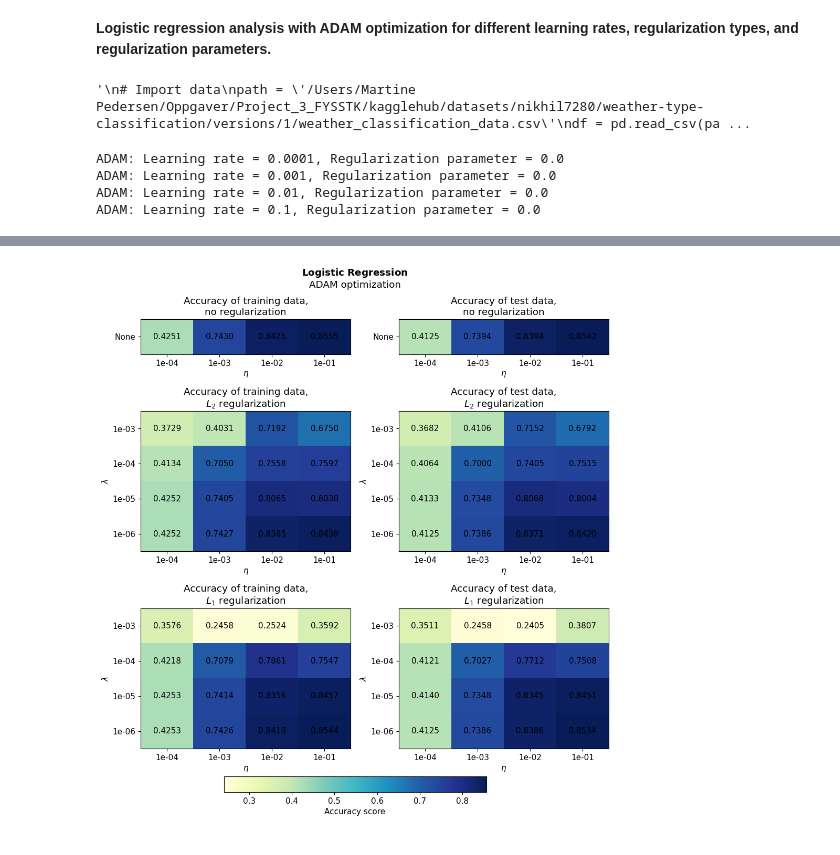
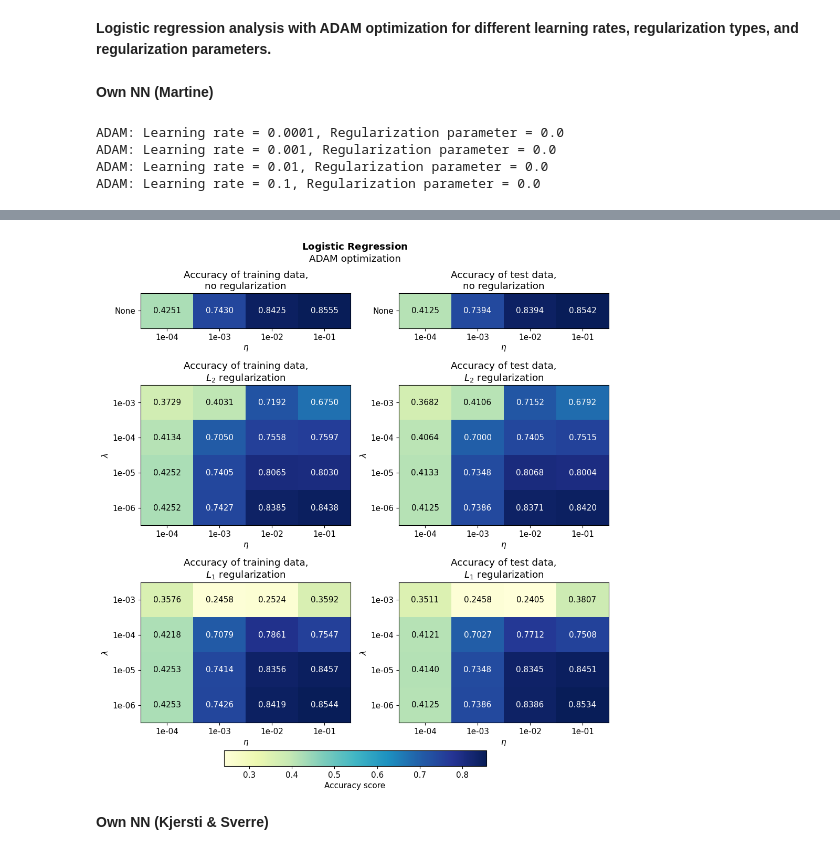
Before and after one commit to kjes4pres/Project_3_FYSSTK, a Jupyter notebook: Code/main/LogisticRegression.ipynb, the cells around one changed output, grey strips where cells are left out. Saved outputs shown, nothing was run; the diff lists cells and outputs as text; code cells hidden in the pictures.

```diff
--- a/Code/main/LogisticRegression.ipynb
+++ b/Code/main/LogisticRegression.ipynb
@@ -27,44 +32,6 @@ from sklearn.preprocessing import LabelEncoder
 # %%
 np.random.seed(2018)
 seed = 2018
-# %%
-"""
-# Import data
-path = '/Users/Martine Pedersen/Oppgaver/Project_3_FYSSTK/kagglehub/datasets/nikhil7280/weather-type-classification/versions/1/weather_classification_data.csv'
-df = pd.read_csv(path)
-
-# Define targets and features
-y = df["Weather Type"].copy()
-X = df.drop(columns=["Weather Type"]).copy()
-
-# Label-encode categorical features (NOT one-hot)
-categorical_cols = ["Cloud Cover", "Season", "Location"]
-encoders = {}
-
-for col in categorical_cols:
-    enc = LabelEncoder()
-    X[col] = enc.fit_transform(X[col])
-    encoders[col] = enc   # store in case you need to encode future data
-
-# Encode target labels
-target_encoder = LabelEncoder()
-y = target_encoder.fit_transform(y)
-
-# One-hot target labels
-y_onehot = np.eye(len(target_encoder.classes_))[y]
-
-# Convert to numpy arrays
-X = X.astype(float).values   # shape (n_samples, 10)
-y = np.array(y)
-
-print("X shape:", X.shape)
-print("y shape:", y.shape)
-print("First X row:", X[0])
-print("Feature names:", list(df.drop(columns=['Weather Type']).columns))
-print("Target classes:", target_encoder.classes_)
-"""
-# %% [output]
-'\n# Import data\npath = \'/Users/Martine Pedersen/Oppgaver/Project_3_FYSSTK/kagglehub/datasets/nikhil7280/weather-type-classification/versions/1/weather_classification_data.csv\'\ndf = pd.read_csv(pa ...
 # %%
 path = '/Users/Martine Pedersen/Oppgaver/Project_3_FYSSTK/kagglehub/datasets/nikhil7280/weather-type-classification/versions/1/weather_classification_data.csv'
 data = pd.read_csv(path)
@@ -89,6 +56,8 @@ inputs = X
 targets = np.zeros((len(y), K))
 for i, t in enumerate(y):
     targets[i, t] = 1
+# %% [markdown]
+**Own NN (Martine)**
 # %%
 # vary learning rate (no regularization)
 
@@ -339,6 +308,7 @@ all_acc_values = np.concatenate([
 # Set colorbar limits
 vmin = np.min(all_acc_values) # min value
 vmax = np.max(all_acc_values) # max value
+mid = (vmin + vmax)/2
 
 # Titles for each subplot
 titles = ["Accuracy of training data,\nno regularization", "Accuracy of test data,\nno regularization",
@@ -354,32 +324,36 @@ for i, ax in enumerate(axes):
     im = ax.imshow(matrices[i], aspect='auto', origin='lower', cmap='YlGnBu', vmin=vmin, vmax=vmax)
     ax.set_title(titles[i])
 
     # Set x-ticks
     ax.set_xticks(range(len(etas)))
     ax.set_xticklabels([f"{y:.0e}" for y in etas])
     ax.set_xlabel(r"$\eta$")
 
     # Set y-ticks
     if matrices[i].shape[0] == 1:  # no regularization (single row)
         ax.set_yticks([0])
         ax.set_yticklabels(["None"])
     else:
         ax.set_yticks(range(len(lambdas)))
         ax.set_yticklabels([f"{x:.0e}" for x in lambdas])
         ax.set_ylabel(r"$\lambda$")
 
     # Add text annotations
     for r in range(matrices[i].shape[0]):
         for c in range(matrices[i].shape[1]):
-            ax.text(c, r, f"{matrices[i][r, c]:.4f}", ha="center", va="center", color="black", fontsize=11)
+            value = matrices[i][r, c]
+            color = "white" if value > mid else "black"
+            ax.text(c, r, f"{matrices[i][r, c]:.4f}", ha="center", va="center", color=color, fontsize=11)
 
 # Shared colorbar
 cbar = fig.colorbar(im, ax=ax, orientation="horizontal", cax=fig.add_axes([0.25, -0.02, 0.5, 0.03]))
 cbar.set_label("Accuracy score")
 
 plt.suptitle(r"$\bf{Logistic\ Regression}$"+"\nADAM optimization")
 fig.tight_layout()
 #plt.savefig("Logistic_reg.png", bbox_inches="tight")
 plt.show()
 # %% [output]
-[figure, old version]
+[figure, new version]
+# %% [markdown]
+**Own NN (Kjersti & Sverre)**
```
Also changed, not shown: parts of 15 cells of this notebook.
